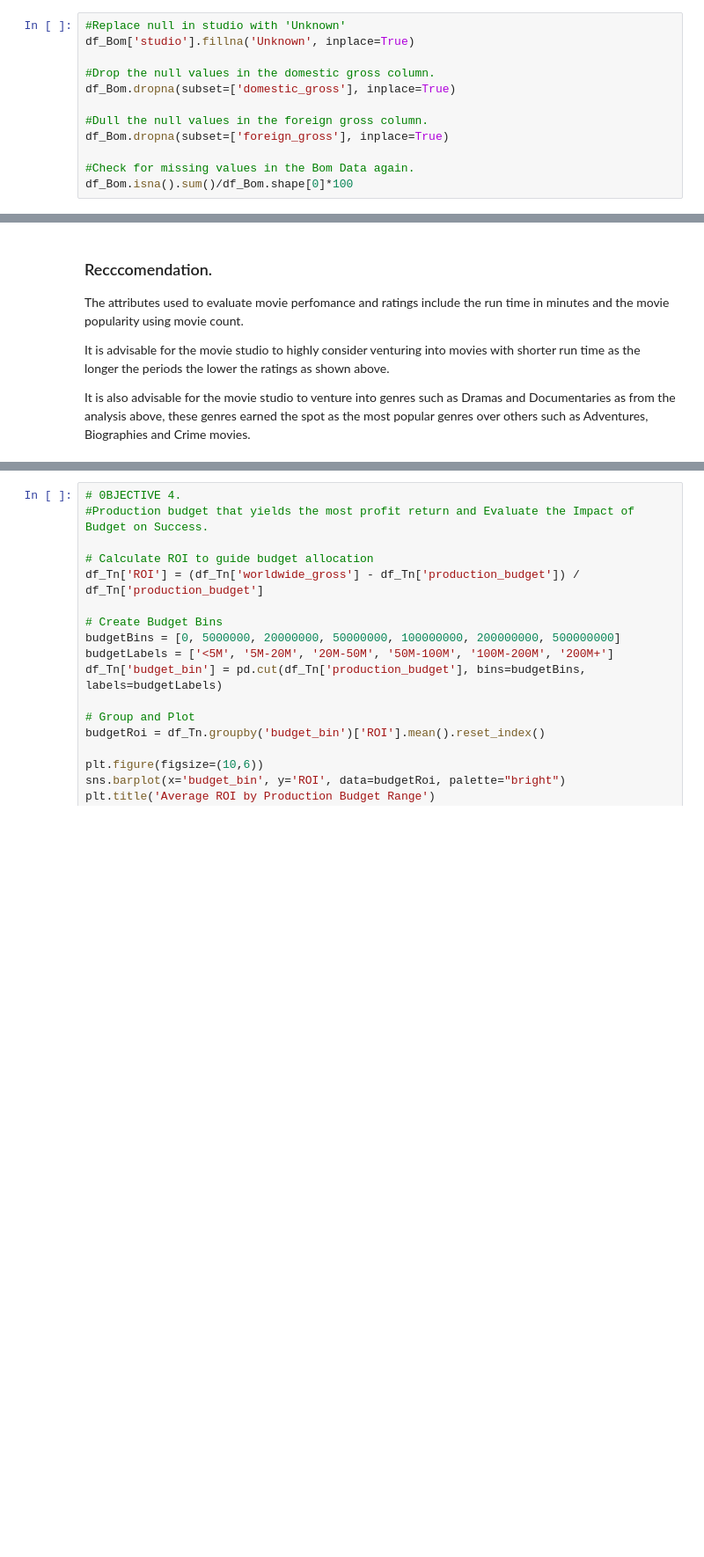
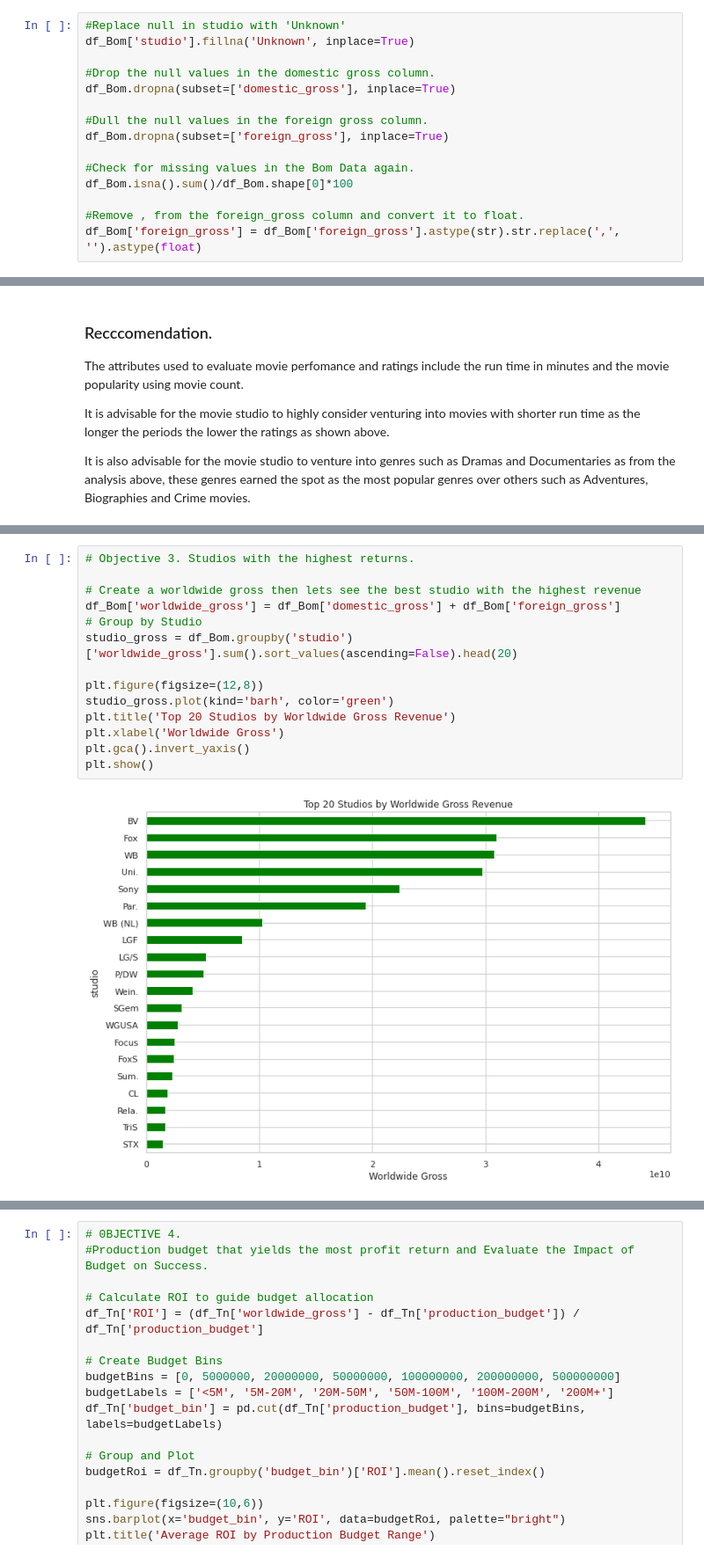
Before and after one commit to Godfrey-249/Phase-2-Project, a Jupyter notebook: Index.ipynb, the cells around one changed output, grey strips where cells are left out. Shown: that part at 88% size. Cells and saved outputs as stored; diff of their text form; blank space fills up the shorter version.

```diff
--- a/Index.ipynb
+++ b/Index.ipynb
@@ -144,3 +188,6 @@ df_Bom.dropna(subset=['foreign_gross'], inplace=True)
 
 #Check for missing values in the Bom Data again.
 df_Bom.isna().sum()/df_Bom.shape[0]*100
+
+#Remove , from the foreign_gross column and convert it to float.
+df_Bom['foreign_gross'] = df_Bom['foreign_gross'].astype(str).str.replace(',', '').astype(float)
@@ -374,0 +436,16 @@ It is also advisable for the movie studio to venture into genres such as Dramas
+# %%
+# Objective 3. Studios with the highest returns.
+
+# Create a worldwide gross then lets see the best studio with the highest revenue
+df_Bom['worldwide_gross'] = df_Bom['domestic_gross'] + df_Bom['foreign_gross']
+# Group by Studio
+studio_gross = df_Bom.groupby('studio')['worldwide_gross'].sum().sort_values(ascending=False).head(20)
+
+plt.figure(figsize=(12,8))
+studio_gross.plot(kind='barh', color='green')
+plt.title('Top 20 Studios by Worldwide Gross Revenue')
+plt.xlabel('Worldwide Gross')
+plt.gca().invert_yaxis()
+plt.show()
+# %% [output]
+[figure, added]
```
Also changed, not shown: parts of 11 cells of this notebook, 6 other files.
